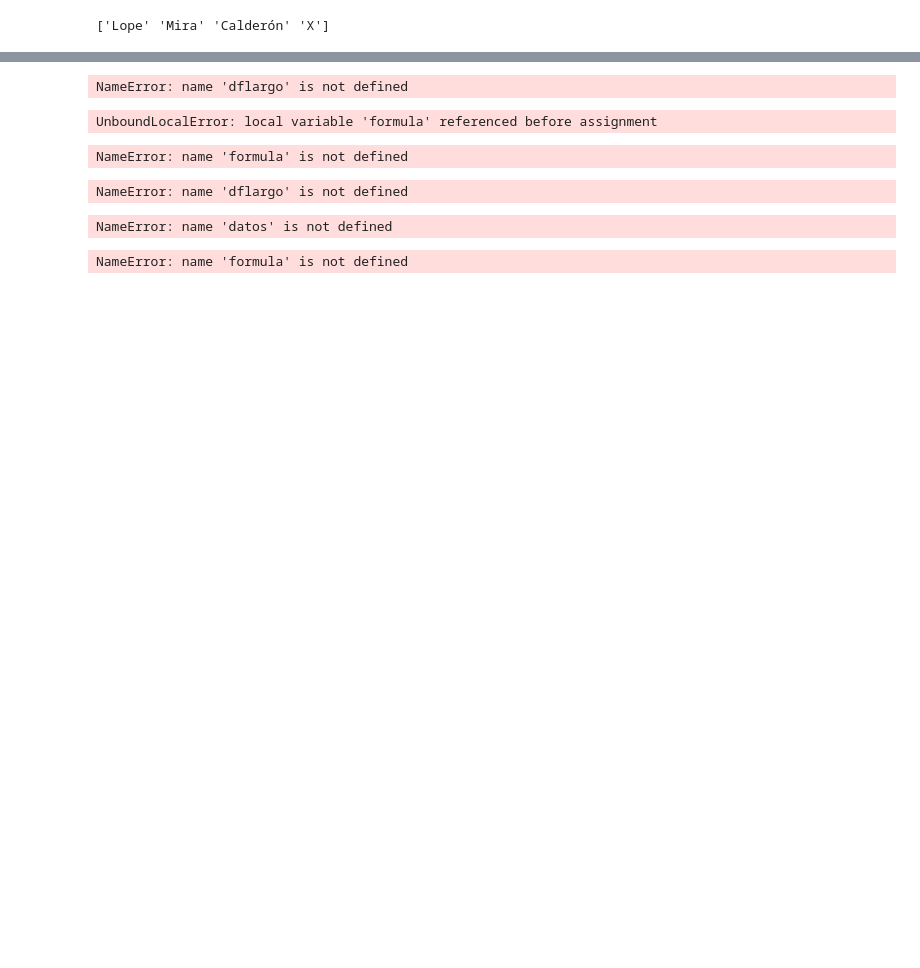
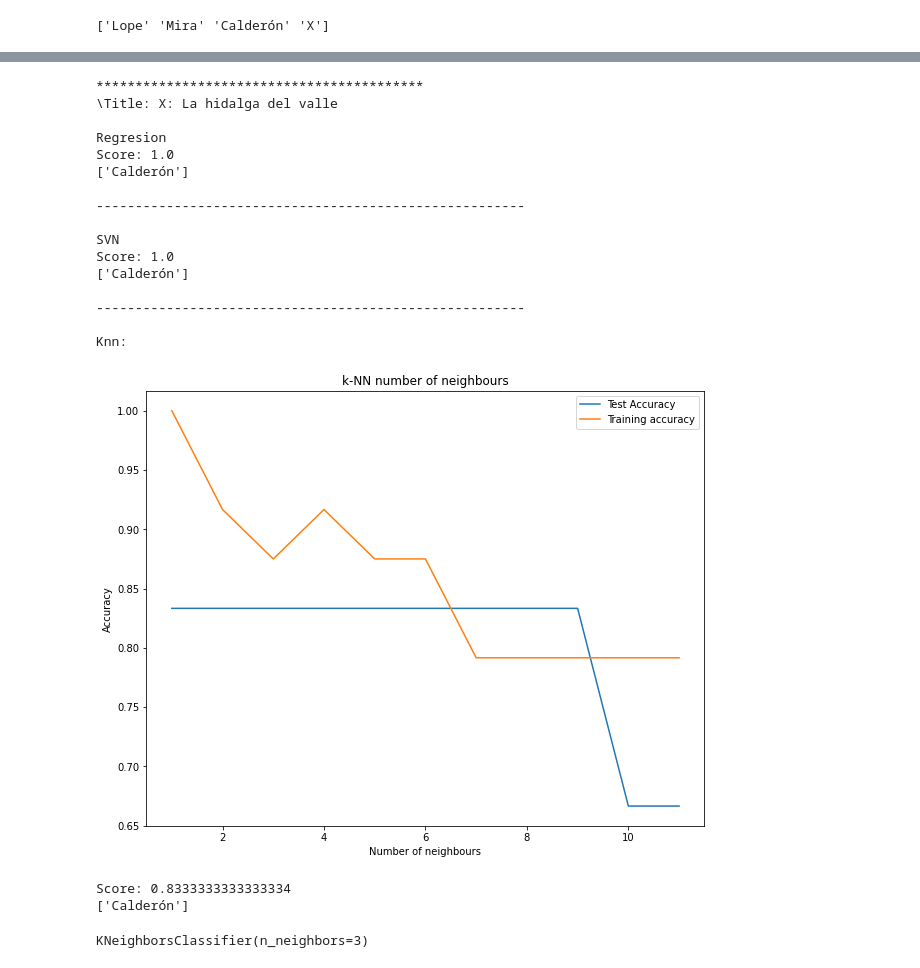
Before and after one commit to DrKroll/Computational-stylometry, a Jupyter notebook: metre/notebook.ipynb, the cells around one changed output, grey strips where cells are left out. Drawn from its saved outputs; the diff is of its cells as text; code cells hidden in the pictures; blank space fills up the shorter version.

```diff
--- a/metre/notebook.ipynb
+++ b/metre/notebook.ipynb
@@ -428,52 +476,49 @@ NameError: name 'dflargo' is not defined
 # %%
 # Regresión logística, k-NN y SVN
 # Ajusto los parámetros (Porcentaje del corpus para test)
 testr = 0.01
 testk = 0.2
 tests = 0.01
 # Factor de aleatorización, para poder repetir el experimento en las mismas condiciones
 alea = 42
 # Número de vecinos
 kn = 3
 # Dejo solo las columnas requeridas
-data = dflargo.drop('Pieza', axis=1)
-autores = candidatos
+data = dflong.drop('Title', axis=1)
 
-for autor in  ['DISPUTADO']:
-#def analiza(tabla, j_test=pd.DataFrame(), test=0.2, alea = 42, plot='n', analisis='k',  n=12):
-    print(f'\n\n\n******************************************\n\nObra:\t{autor}: {dflargo.loc[dflargo["Autor"] == autor]["Pieza"].max()}\n')
-    entrenamiento = data.loc[data['Autor'].isin(candidatos)]
-    para_comprobar = data.loc[data['Autor'] == autor].drop('Autor', axis=1).values
 
-    print('Regresión')
-    analiza(entrenamiento, para_comprobar, 'r', testr, alea,'n', 3)
+#def analyse(tabla, j_test=pd.DataFrame(), test=0.2, alea = 42, plot='n', analisis='k',  n=12):
+print(f'\n\n\n******************************************\n\Title:\tX: {dflong.loc[dflong["Author"] == "X"]["Title"].max()}\n')
+trainer = data.loc[data['Author'].isin(candidates)]
+to_test = data.loc[data['Author'] == 'X'].drop('Author', axis=1).values
 
-    print('\n-------------------------------------------------------\n\nSVN')
+print('Regresion')
+analyse(trainer, to_test, 'r', testr, alea,'n', 3)
+
+print('\n-------------------------------------------------------\n\nSVN')
     #testY = dfreglargo[dfreglargo['Autor'] == autor].drop('Autor', axis=1).values
-    analiza(entrenamiento, para_comprobar,  's', tests, alea, 'rbf')
+analyse(trainer, to_test,  's', tests, alea, 'rbf')
 
-    print('\n-------------------------------------------------------\n\nKnn:\n')
-    analiza(entrenamiento, para_comprobar,  'k', testk, alea, 'y', kn)
+print('\n-------------------------------------------------------\n\nKnn:\n')
+analyse(trainer, to_test,  'k', testk, alea, 'y', kn)
 # %% [output]
-NameError: name 'dflargo' is not defined
+******************************************
+\Title: X: La hidalga del valle
+
+Regresion
+Score: 1.0
+['Calderón']
+
+-------------------------------------------------------
+
+SVN
+Score: 1.0
+['Calderón']
+
+-------------------------------------------------------
+
+Knn:
+[figure, added]
+Score: 0.8333333333333334
+['Calderón']
+KNeighborsClassifier(n_neighbors=3)
-# %%
-formula = creaformula('Ritmo', df[df['Autor'].isin(candidatos)])
-# %% [output]
-UnboundLocalError: local variable 'formula' referenced before assignment
-# %%
-formula
-# %% [output]
-NameError: name 'formula' is not defined
-# %%
-datos = dflargo[dflargo['Autor'].isin(candidatos)].convert_dtypes()
-# %% [output]
-NameError: name 'dflargo' is not defined
-# %%
-datos.dtypes
-# %% [output]
-NameError: name 'datos' is not defined
-# %%
-#### Hay que convertir las columnas de Pandas a Entero normal!!!
-maov = MANOVA.from_formula(formula, data = datos)
-# %% [output]
-NameError: name 'formula' is not defined
```
Also changed, not shown: parts of 33 cells of this notebook, 1 other file.
